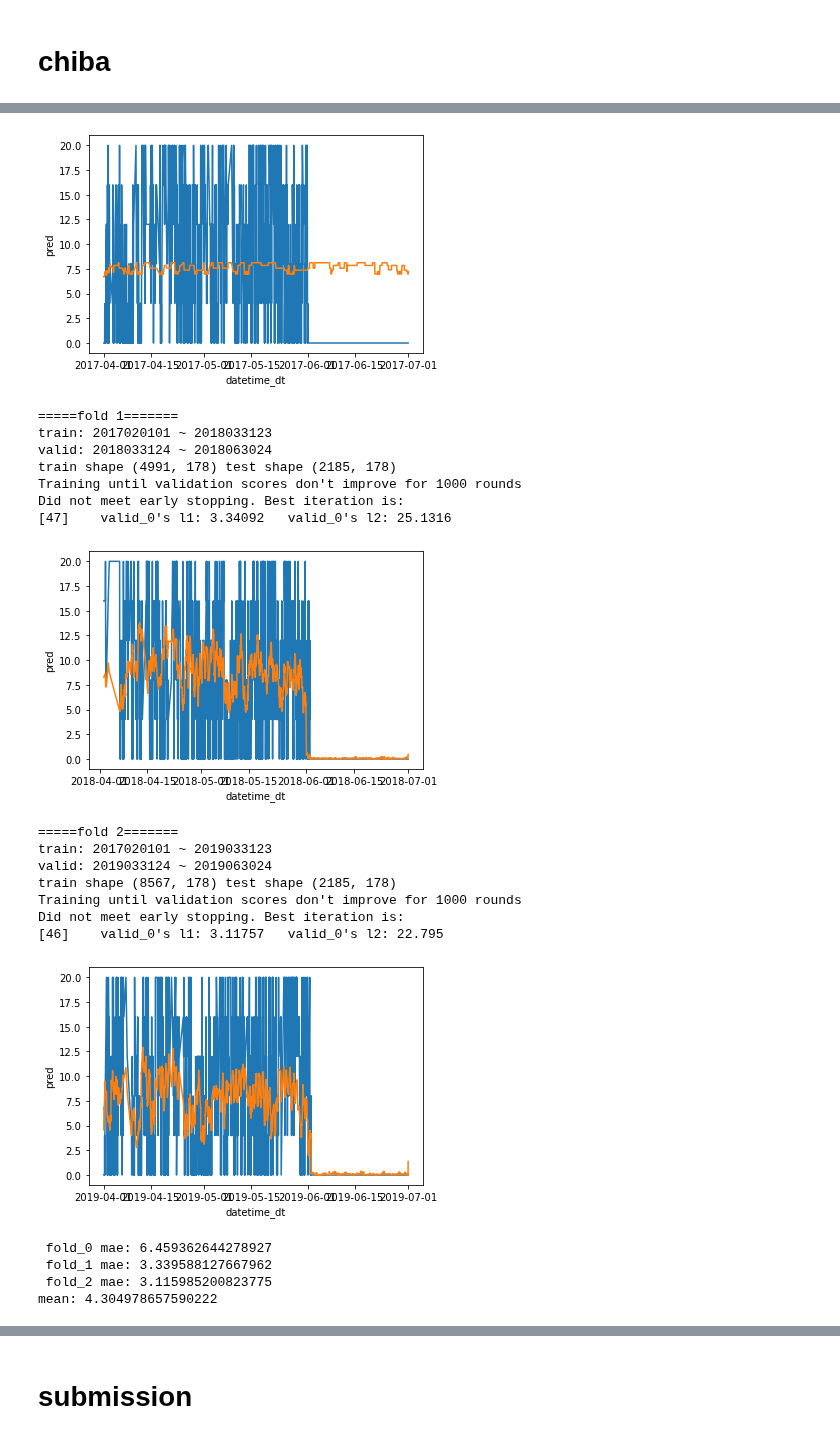
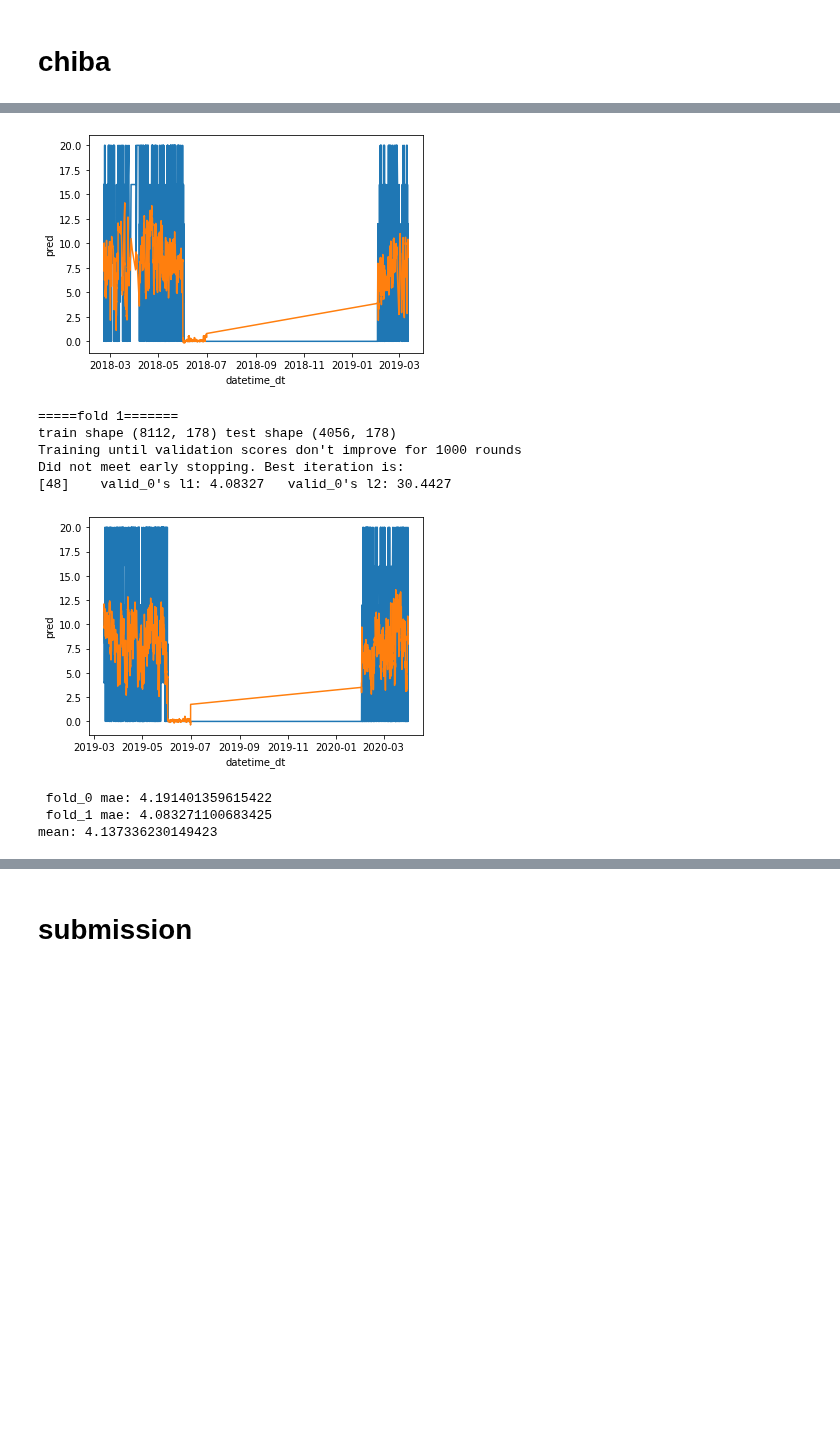
Before and after one commit to masaponto/kafun_solution, a Jupyter notebook: exp1/exp1.ipynb, the cells around one changed output, grey strips where cells are left out. Drawn from its saved outputs; the diff is of its cells as text; code cells hidden in the pictures; blank space fills up the shorter version.

```diff
--- a/exp1/exp1.ipynb
+++ b/exp1/exp1.ipynb
@@ -561,9 +565,13 @@ sns.barplot(data=df_imps.head(30), x="feat_imp", y="columns")
 # %% [markdown]
 # chiba
 # %%
-chiba_prediction, scores, df_imps = train_lightgbm_with_split_by_year(
-    _df, _df_test, target_label="pollen_chiba", plot=True
+chiba_prediction, scores, df_imps = train_lightgbm_with_cv(
+    _df, _df_test, target_label="pollen_chiba", plot=True,
 )
+
+# chiba_prediction, scores, df_imps = train_lightgbm_with_split_by_year(
+#     _df, _df_test, target_label="pollen_chiba", plot=True
+# )
 
 for i, score in enumerate(scores):
     print(f" fold_{i} mae: {score}")
@@ -584,24 +590,13 @@ Did not meet early stopping. Best iteration is:
-[figure, old version]
+[figure, new version]
 =====fold 1=======
-train: 2017020101 ~ 2018033123
-valid: 2018033124 ~ 2018063024
-train shape (4991, 178) test shape (2185, 178)
+train shape (8112, 178) test shape (4056, 178)
 Training until validation scores don't improve for 1000 rounds
 Did not meet early stopping. Best iteration is:
-[47]    valid_0's l1: 3.34092   valid_0's l2: 25.1316
+[48]    valid_0's l1: 4.08327   valid_0's l2: 30.4427
-[figure, old version]
+[figure, new version]
-=====fold 2=======
-train: 2017020101 ~ 2019033123
-valid: 2019033124 ~ 2019063024
-train shape (8567, 178) test shape (2185, 178)
-Training until validation scores don't improve for 1000 rounds
-Did not meet early stopping. Best iteration is:
-[46]    valid_0's l1: 3.11757   valid_0's l2: 22.795
+ fold_0 mae: 4.191401359615422
+ fold_1 mae: 4.083271100683425
+mean: 4.137336230149423
-[figure, removed]
- fold_0 mae: 6.459362644278927
- fold_1 mae: 3.339588127667962
- fold_2 mae: 3.115985200823775
-mean: 4.304978657590222
 # %%
 _, ax = plt.subplots(figsize=(10, 8))
 sns.barplot(data=df_imps.head(30), x="feat_imp", y="columns")
```
Also changed, not shown: parts of 6 cells of this notebook, 1 other file.
